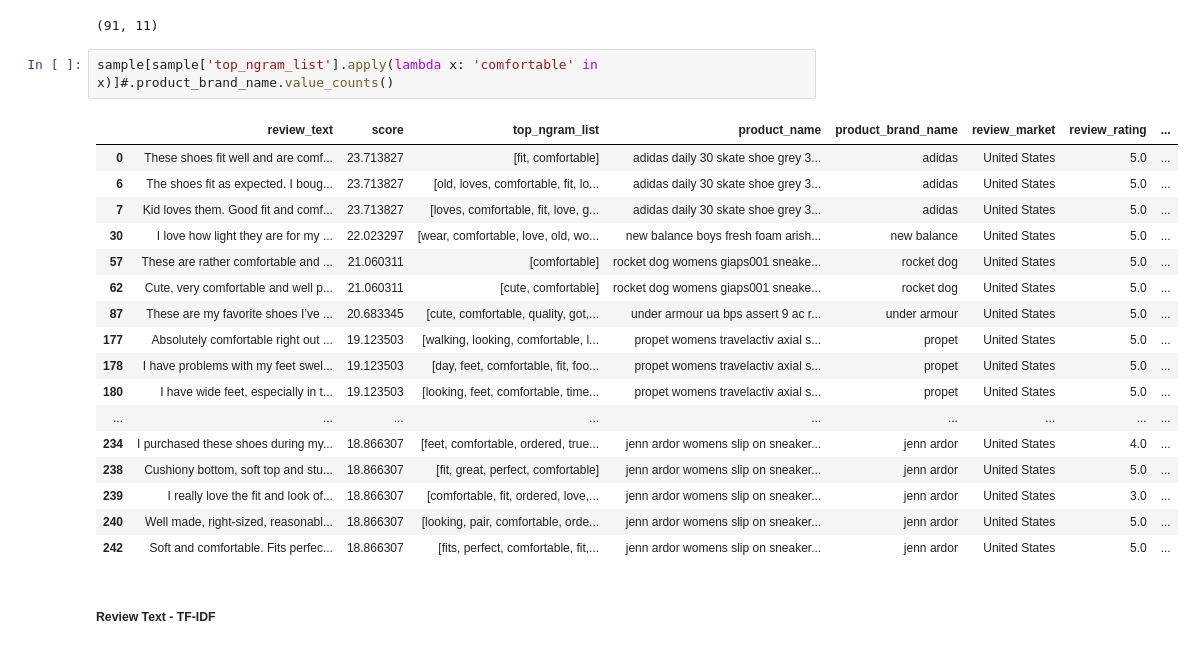
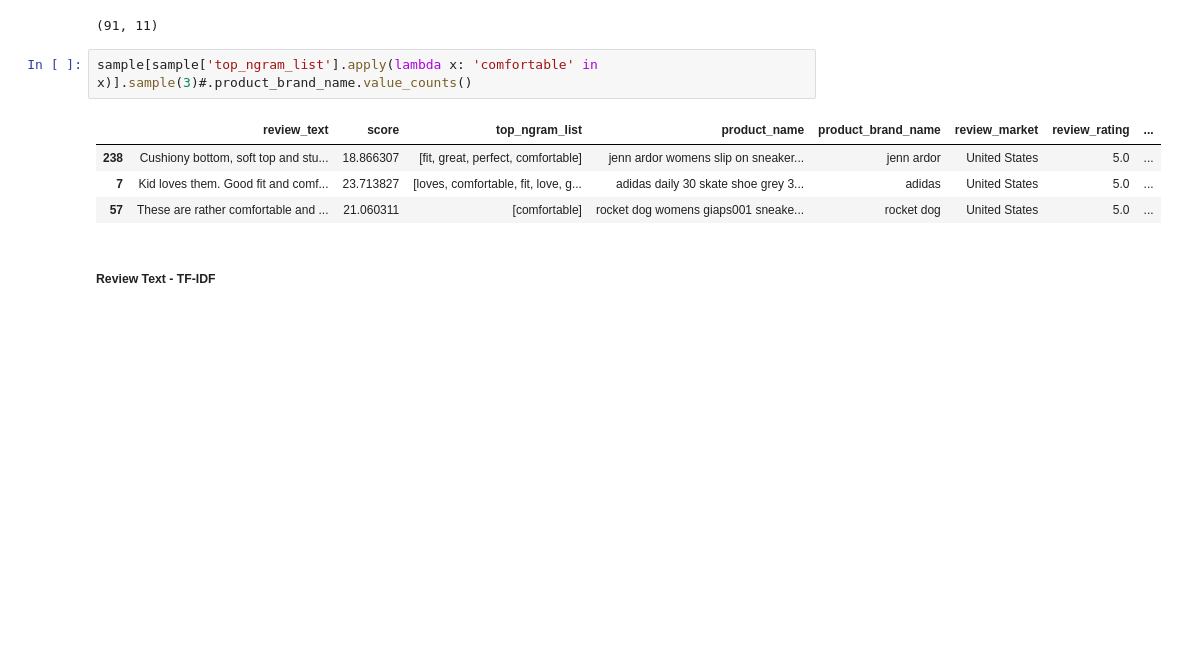
Before and after one commit to tharangni/abp-sph, a Jupyter notebook: 02_tasks.ipynb, the cells around one changed output. Saved outputs shown, nothing was run; the diff lists cells and outputs as text; blank space fills up the shorter version.

```diff
--- a/02_tasks.ipynb
+++ b/02_tasks.ipynb
@@ -389,25 +389,12 @@ sample.shape
 # %% [output]
 (91, 11)
 # %%
-sample[sample['top_ngram_list'].apply(lambda x: 'comfortable' in x)]#.product_brand_name.value_counts()
+sample[sample['top_ngram_list'].apply(lambda x: 'comfortable' in x)].sample(3)#.product_brand_name.value_counts()
 # %% [output]
 |  | review_text | score | top_ngram_list | product_name | product_brand_name | review_market | review_rating | ... |
-| 0 | These shoes fit well and are comf... | 23.713827 | [fit, comfortable] | adidas daily 30 skate shoe grey 3... | adidas | United States | 5.0 | ... |
-| 6 | The shoes fit as expected. I boug... | 23.713827 | [old, loves, comfortable, fit, lo... | adidas daily 30 skate shoe grey 3... | adidas | United States | 5.0 | ... |
+| 238 | Cushiony bottom, soft top and stu... | 18.866307 | [fit, great, perfect, comfortable] | jenn ardor womens slip on sneaker... | jenn ardor | United States | 5.0 | ... |
 | 7 | Kid loves them. Good fit and comf... | 23.713827 | [loves, comfortable, fit, love, g... | adidas daily 30 skate shoe grey 3... | adidas | United States | 5.0 | ... |
-| 30 | I love how light they are for my ... | 22.023297 | [wear, comfortable, love, old, wo... | new balance boys fresh foam arish... | new balance | United States | 5.0 | ... |
 | 57 | These are rather comfortable and ... | 21.060311 | [comfortable] | rocket dog womens giaps001 sneake... | rocket dog | United States | 5.0 | ... |
-| 62 | Cute, very comfortable and well p... | 21.060311 | [cute, comfortable] | rocket dog womens giaps001 sneake... | rocket dog | United States | 5.0 | ... |
-| 87 | These are my favorite shoes I’ve ... | 20.683345 | [cute, comfortable, quality, got,... | under armour ua bps assert 9 ac r... | under armour | United States | 5.0 | ... |
-| 177 | Absolutely comfortable right out ... | 19.123503 | [walking, looking, comfortable, l... | propet womens travelactiv axial s... | propet | United States | 5.0 | ... |
-| 178 | I have problems with my feet swel... | 19.123503 | [day, feet, comfortable, fit, foo... | propet womens travelactiv axial s... | propet | United States | 5.0 | ... |
-| 180 | I have wide feet, especially in t... | 19.123503 | [looking, feet, comfortable, time... | propet womens travelactiv axial s... | propet | United States | 5.0 | ... |
-| ... | ... | ... | ... | ... | ... | ... | ... | ... |
-| 234 | I purchased these shoes during my... | 18.866307 | [feet, comfortable, ordered, true... | jenn ardor womens slip on sneaker... | jenn ardor | United States | 4.0 | ... |
-| 238 | Cushiony bottom, soft top and stu... | 18.866307 | [fit, great, perfect, comfortable] | jenn ardor womens slip on sneaker... | jenn ardor | United States | 5.0 | ... |
-| 239 | I really love the fit and look of... | 18.866307 | [comfortable, fit, ordered, love,... | jenn ardor womens slip on sneaker... | jenn ardor | United States | 3.0 | ... |
-| 240 | Well made, right-sized, reasonabl... | 18.866307 | [looking, pair, comfortable, orde... | jenn ardor womens slip on sneaker... | jenn ardor | United States | 5.0 | ... |
-| 242 | Soft and comfortable. Fits perfec... | 18.866307 | [fits, perfect, comfortable, fit,... | jenn ardor womens slip on sneaker... | jenn ardor | United States | 5.0 | ... |
 # %% [markdown]
 ##### Review Text - TF-IDF
 # %%
```
